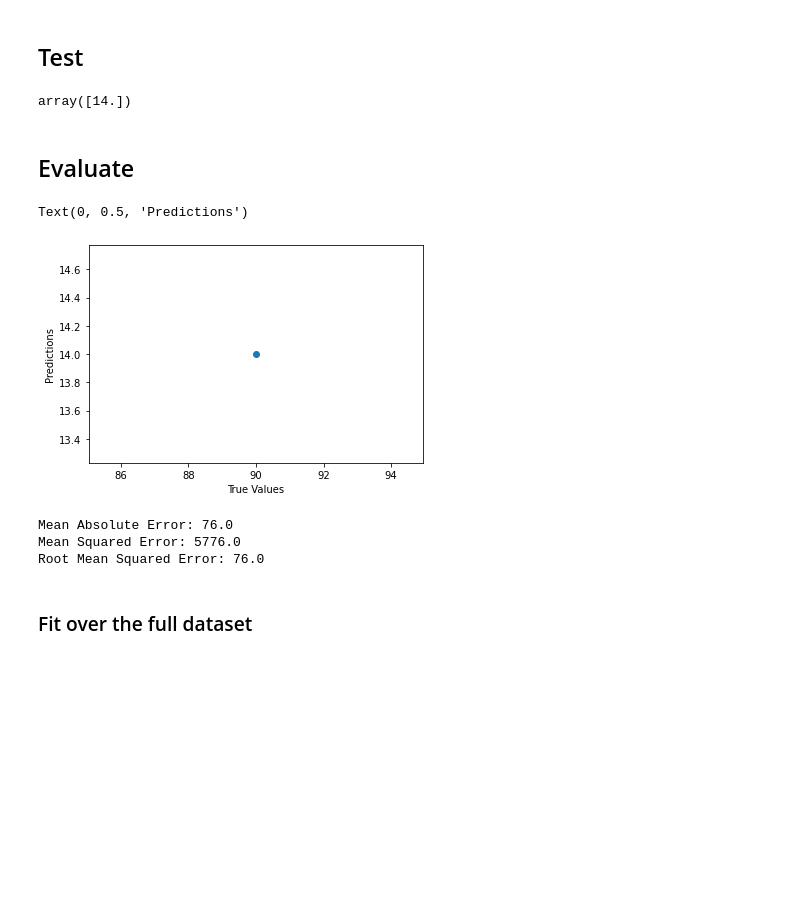
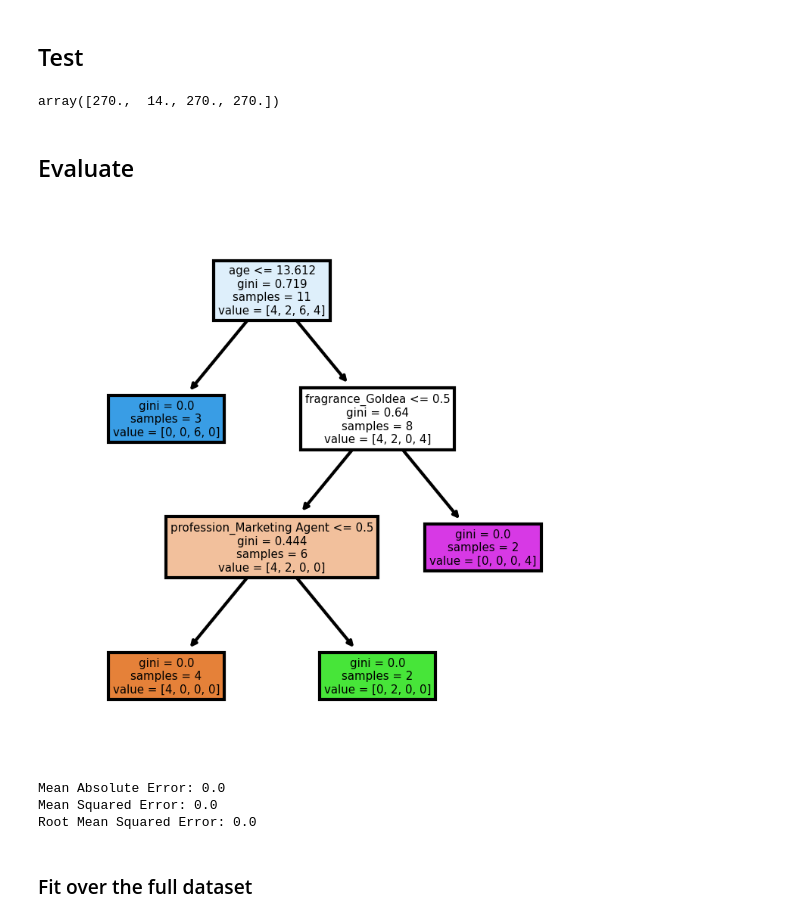
Before and after one commit to duftunddu/duftunddu, a Jupyter notebook: public/longevity.ipynb, the cells around one changed output. Drawn from its saved outputs; the diff is of its cells as text; code cells hidden in the pictures; blank space fills up the shorter version.

```diff
--- a/public/longevity.ipynb
+++ b/public/longevity.ipynb
@@ -74,7 +80,10 @@ df.head()
 # %% [markdown]
 ## Cleaning
 # %%
-df.drop(columns=['ufr_id', 'fba_country_name', 'fba_time_zone', 'suitability', 'sustainability', 'sillage', 'like', 'users_id', 'user_check', 'fragrance_id', 'brand_id', 'fba_location_country', 'fba_location_zone', 'wear_off_time', 'indoor_time_percentage', 'projection', 'accord', 'ingredient', 'climate', 'fp_time_zone', 'fragrance_discontinued', 'brand_discontinued', 'bo_location_zone', 'weather_description'], inplace=True)
+df.drop(columns=['ufr_id', 'fba_country_name', 'fba_time_zone', 'suitability', 'sustainability', 'sillage', 'like', 'users_id', 'user_check', 'fragrance_id', 'brand_id', 'fba_location_country', 'fba_location_zone', 'wear_off_time', 'indoor_time_percentage', 'projection', 'climate', 'fp_time_zone', 'fragrance_discontinued', 'brand_discontinued', 'bo_location_zone', 'weather_description'], inplace=True)
+# Not included in dataset yet
+# 'accord', 'ingredient',
+
 
 # Write column name to files
 with open("longevity_column_names_after_initial_drop.txt", "w") as f:
@@ -337,3 +348,5 @@ with open('longevity_column_names_check.pickle', 'wb') as f:
+# %%
+df = pd.concat([df, df, df, df], ignore_index=True)
 # %%
 copy_df = df
 # %%
@@ -359,13 +372,14 @@ print (X_test.shape, y_test.shape)
 # %%
 # Create Decision Tree classifer object
-# clf = DecisionTreeRegressor(random_state = 0, criterion='mse')
+# model_init = DecisionTreeRegressor(random_state = 0, criterion='mse')
 
-log_reg = LogisticRegression()
+model_init = RandomForestClassifier(n_estimators=20, random_state=0)
+
+# Logistic Regression
+# model_init = LogisticRegression()
 # %%
 # Train Decision Tree Classifer
-# model = clf.fit(X_train, y_train)
-
-model = log_reg.fit(X_train, y_train)
+model = model_init.fit(X_train, y_train)
 # %% [markdown]
 ## Test
 # %%
@@ -374,7 +388,7 @@ y_pred = model.predict(X_test)
 # %%
 y_pred
 # %% [output]
-array([14.])
+array([270.,  14., 270., 270.])
 # %%
 # X_test.dtypes
 # %%
@@ -393,0 +415,12 @@ array([14.])
+# %%
+# Random Forest
+limited_estimator = model.estimators_[5]
+
+fig, axes = plt.subplots(nrows = 1, ncols = 1, figsize = (3,3), dpi=300)
+tree.plot_tree(limited_estimator,
+               feature_names = X_train.columns,
+               filled = True);
+
+fig.savefig('rf_individualtree.png')
+# %% [output]
+[figure, added]
@@ -394,11 +446,8 @@ array([14.])
 # %%
 ## The line / model
-plt.scatter(y_test, y_pred)
-plt.xlabel("True Values")
-plt.ylabel("Predictions")
+# plt.scatter(y_test, y_pred)
+# plt.xlabel("True Values")
+# plt.ylabel("Predictions")
-# %% [output]
-Text(0, 0.5, 'Predictions')
-[figure, removed]
 # %%
 # The coefficients
 # print('Coefficients: \n', model.coef_)
@@ -422,8 +471,8 @@ print('Mean Absolute Error:', metrics.mean_absolute_error(y_test, y_pred))
 print('Mean Squared Error:', metrics.mean_squared_error(y_test, y_pred))
 print('Root Mean Squared Error:', np.sqrt(metrics.mean_squared_error(y_test, y_pred)))
 # %% [output]
-Mean Absolute Error: 76.0
-Mean Squared Error: 5776.0
-Root Mean Squared Error: 76.0
+Mean Absolute Error: 0.0
+Mean Squared Error: 0.0
+Root Mean Squared Error: 0.0
 # %% [markdown]
 ### Fit over the full dataset
```
Also changed, not shown: parts of 10 cells of this notebook, 13 other files.
